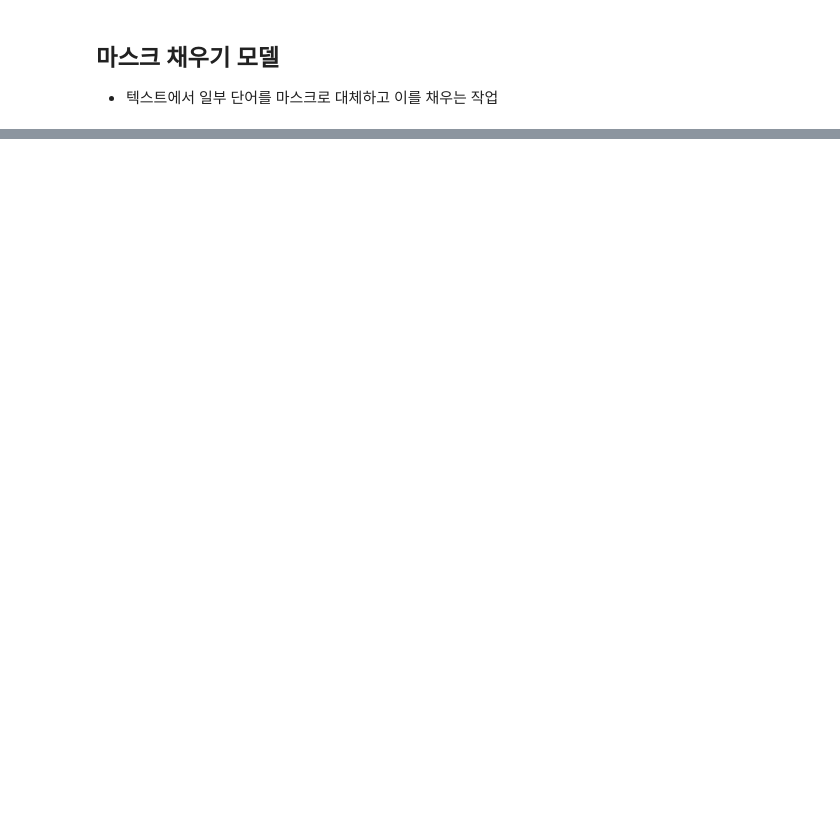
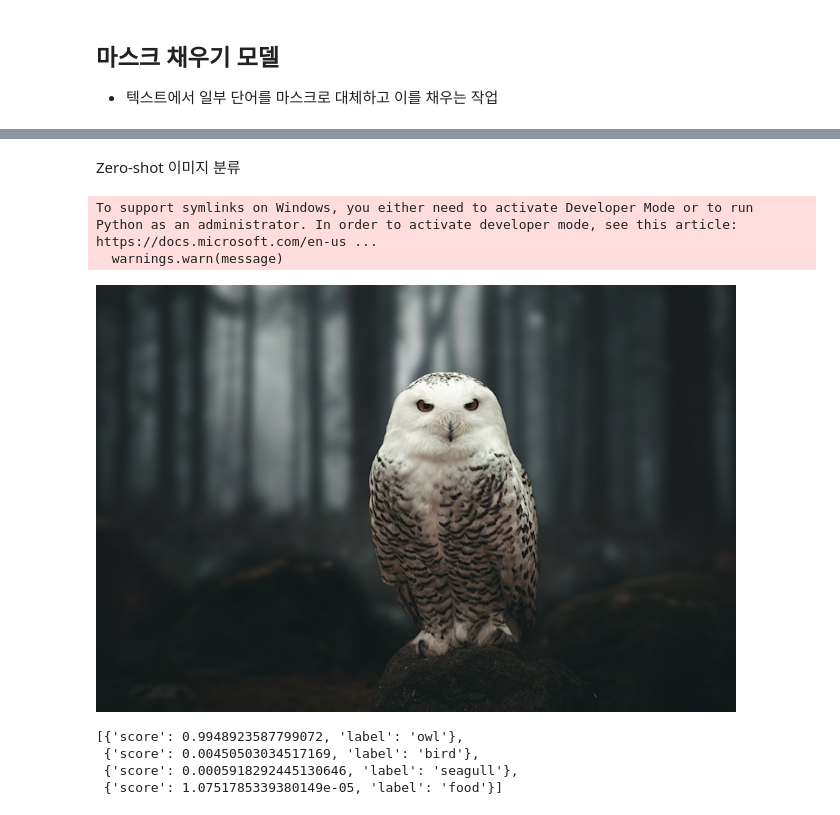
Before and after one commit to seongeun223/18_DEEP_LEARNING, a Jupyter notebook: 02_huggingface/02_huggingface_example.ipynb, the cells around one changed output, grey strips where cells are left out. Drawn from its saved outputs; the diff is of its cells as text; code cells hidden in the pictures; blank space fills up the shorter version.

```diff
--- a/02_huggingface/02_huggingface_example.ipynb
+++ b/02_huggingface/02_huggingface_example.ipynb
@@ -157,0 +336,30 @@ classifier(
+# %% [markdown]
+Zero-shot 이미지 분류
+# %%
+from transformers import pipeline
+
+checkpoint = "openai/clip-vit-large-patch14"
+detector = pipeline(model=checkpoint, task="zero-shot-image-classification")
+# %% [output]
+To support symlinks on Windows, you either need to activate Developer Mode or to run Python as an administrator. In order to activate developer mode, see this article: https://docs.microsoft.com/en-us ...
+  warnings.warn(message)
+# %%
+from PIL import Image
+import requests
+
+url = "https://unsplash.com/photos/g8oS8-82DxI/download?ixid=MnwxMjA3fDB8MXx0b3BpY3x8SnBnNktpZGwtSGt8fHx8fDJ8fDE2NzgxMDYwODc&force=true&w=640"
+image = Image.open(requests.get(url, stream=True).raw)
+
+image
+# %% [output]
+[figure, added]
+# %%
+
+predictions = detector(image, candidate_labels=["food", "bird", "seagull", "owl"])
+
+predictions
+# %% [output]
+[{'score': 0.9948923587799072, 'label': 'owl'},
+ {'score': 0.00450503034517169, 'label': 'bird'},
+ {'score': 0.0005918292445130646, 'label': 'seagull'},
+ {'score': 1.0751785339380149e-05, 'label': 'food'}]
```
Also changed, not shown: parts of 19 cells of this notebook, 6 other files.
